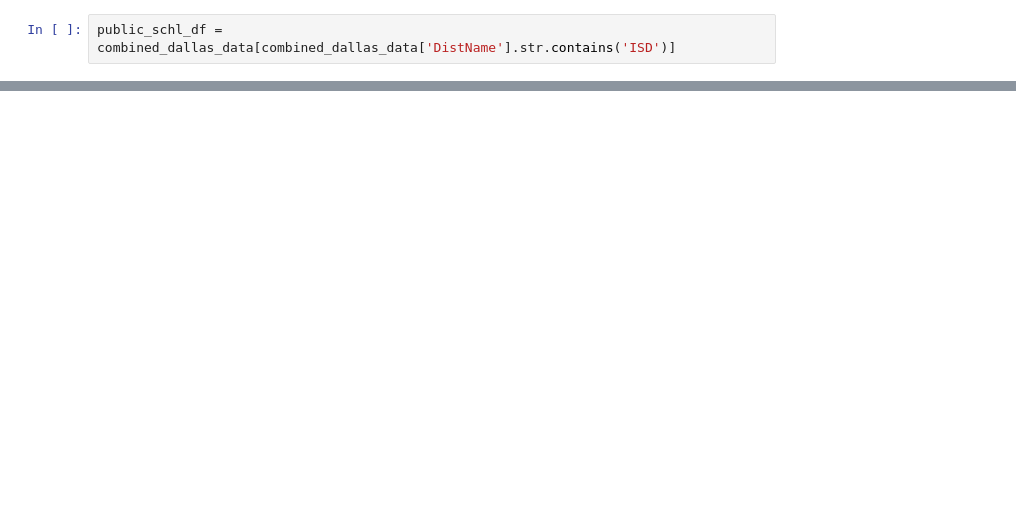
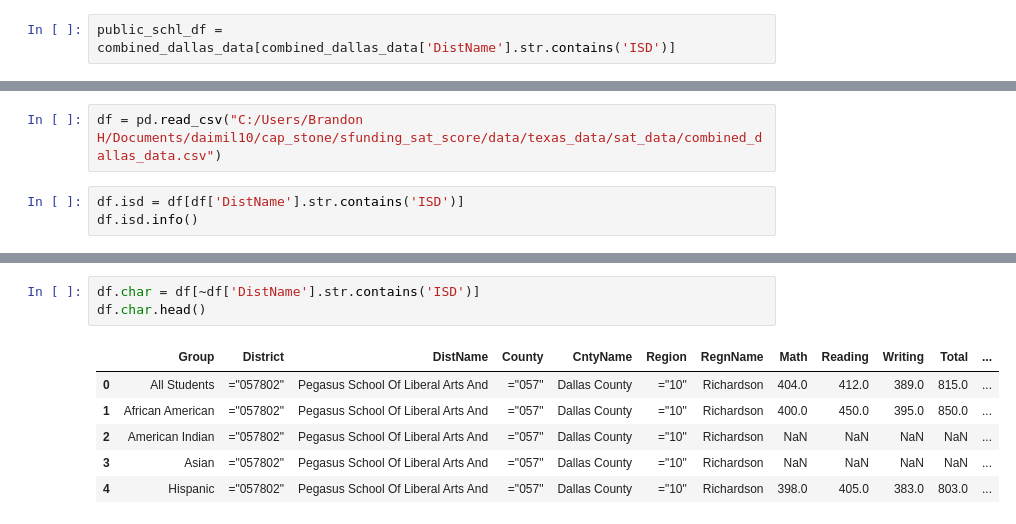
Before and after one commit to BranditoEH/sat_scores_dallas_exploration, a Jupyter notebook: notebooks/pub_vs_char_schl.ipynb, the cells around one changed output, grey strips where cells are left out. Drawn from its saved outputs; the diff is of its cells as text; blank space fills up the shorter version.

Commit message:
updated pub_vs_char

```diff
--- a/notebooks/pub_vs_char_schl.ipynb
+++ b/notebooks/pub_vs_char_schl.ipynb
@@ -77,0 +168,5 @@ plt.show()
+# %%
+df = pd.read_csv("C:/Users/Brandon H/Documents/daimil10/cap_stone/sfunding_sat_score/data/texas_data/sat_data/combined_dallas_data.csv")
+# %%
+df.isd = df[df['DistName'].str.contains('ISD')]
+df.isd.info()
@@ -79,0 +212,10 @@ students_df = df[df['Group'] == 'Total Students']
+# %%
+df.char = df[~df['DistName'].str.contains('ISD')]
+df.char.head()
+# %% [output]
+|  | Group | District | DistName | County | CntyName | Region | RegnName | Math | Reading | Writing | Total | ... |
+| 0 | All Students | ="057802" | Pegasus School Of Liberal Arts And | ="057" | Dallas County | ="10" | Richardson | 404.0 | 412.0 | 389.0 | 815.0 | ... |
+| 1 | African American | ="057802" | Pegasus School Of Liberal Arts And | ="057" | Dallas County | ="10" | Richardson | 400.0 | 450.0 | 395.0 | 850.0 | ... |
+| 2 | American Indian | ="057802" | Pegasus School Of Liberal Arts And | ="057" | Dallas County | ="10" | Richardson | NaN | NaN | NaN | NaN | ... |
+| 3 | Asian | ="057802" | Pegasus School Of Liberal Arts And | ="057" | Dallas County | ="10" | Richardson | NaN | NaN | NaN | NaN | ... |
+| 4 | Hispanic | ="057802" | Pegasus School Of Liberal Arts And | ="057" | Dallas County | ="10" | Richardson | 398.0 | 405.0 | 383.0 | 803.0 | ... |
```
Also changed, not shown: parts of 16 cells of this notebook.
